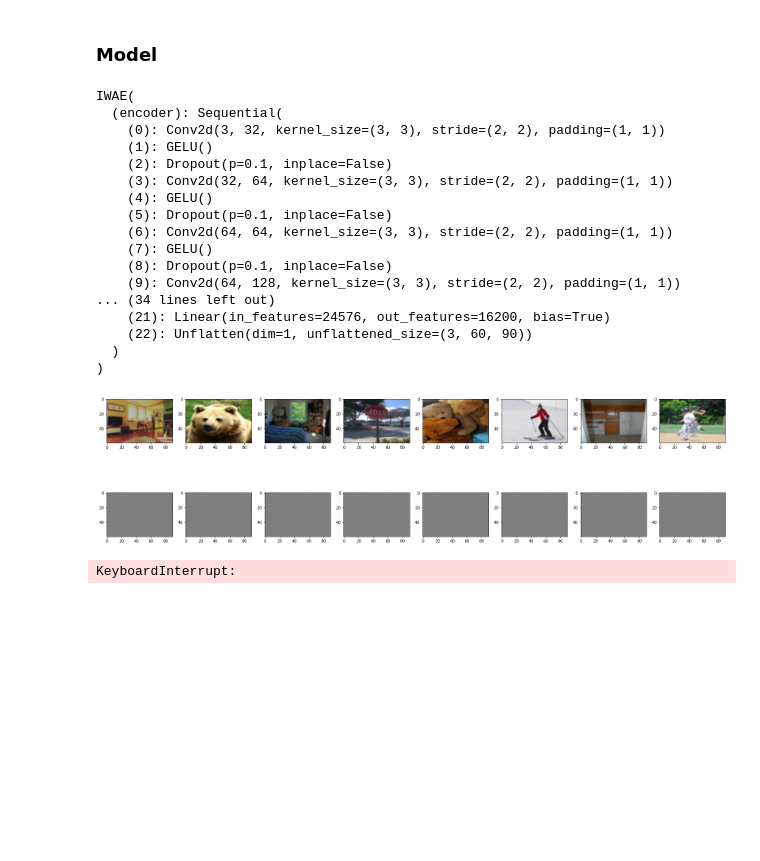
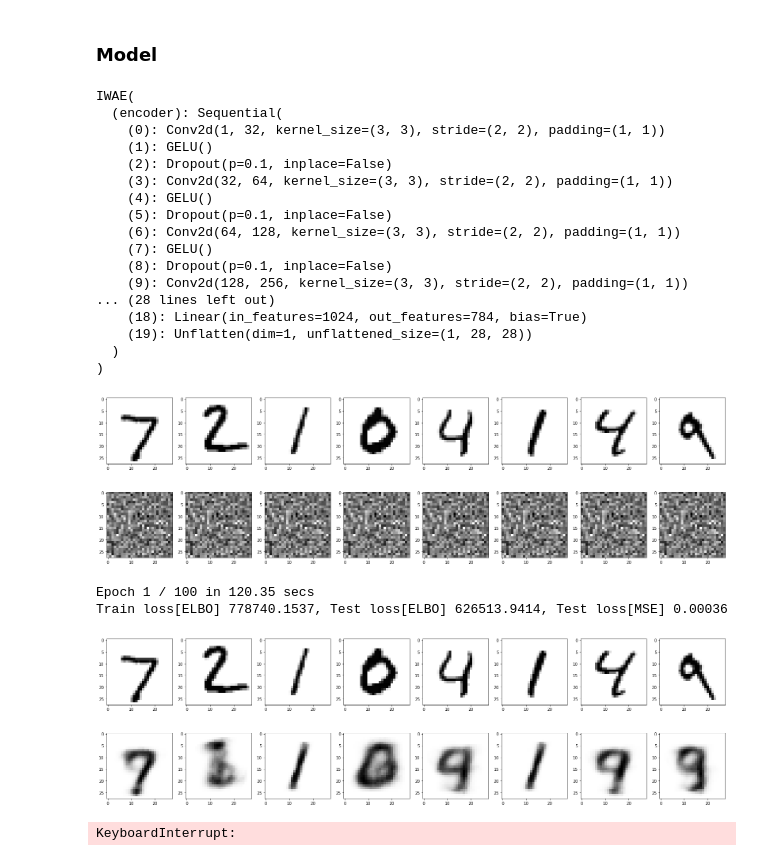
Before and after one commit to semihlab/vae, a Jupyter notebook: iwae.ipynb, the cells around one changed output. Saved outputs shown, nothing was run; the diff lists cells and outputs as text; code cells hidden in the pictures; blank space fills up the shorter version.

Commit message:
Added MSE as metric. Train, test, recons functions are separated into the utils.py

```diff
--- a/iwae.ipynb
+++ b/iwae.ipynb
@@ -131,58 +50,67 @@ print(model)
 
 criterion = IW_ELBO(input_dim, num_samples)
 optimizer = optim.Adam(model.parameters(), lr=init_lr)
+scheduler = optim.lr_scheduler.LambdaLR(optimizer=optimizer,
+                                        lr_lambda=lambda epoch: lr_decay ** epoch)
 # %% [output]
 IWAE(
   (encoder): Sequential(
-    (0): Conv2d(3, 32, kernel_size=(3, 3), stride=(2, 2), padding=(1, 1))
+    (0): Conv2d(1, 32, kernel_size=(3, 3), stride=(2, 2), padding=(1, 1))
     (1): GELU()
     (2): Dropout(p=0.1, inplace=False)
     (3): Conv2d(32, 64, kernel_size=(3, 3), stride=(2, 2), padding=(1, 1))
     (4): GELU()
     (5): Dropout(p=0.1, inplace=False)
-    (6): Conv2d(64, 64, kernel_size=(3, 3), stride=(2, 2), padding=(1, 1))
+    (6): Conv2d(64, 128, kernel_size=(3, 3), stride=(2, 2), padding=(1, 1))
     (7): GELU()
     (8): Dropout(p=0.1, inplace=False)
-    (9): Conv2d(64, 128, kernel_size=(3, 3), stride=(2, 2), padding=(1, 1))
-... (34 lines left out)
-    (21): Linear(in_features=24576, out_features=16200, bias=True)
-    (22): Unflatten(dim=1, unflattened_size=(3, 60, 90))
+    (9): Conv2d(128, 256, kernel_size=(3, 3), stride=(2, 2), padding=(1, 1))
+... (28 lines left out)
+    (18): Linear(in_features=1024, out_features=784, bias=True)
+    (19): Unflatten(dim=1, unflattened_size=(1, 28, 28))
   )
 )
 # %%
 # Learn
 total_time = 0
-train_losses = []
-test_losses = []
+train_losses = {"ELBO": []}
+test_losses = {"ELBO": [], "MSE":[]}
 
 for epoch in range(1, epochs + 1):
     # generate and visualize
-    samples, recons = reconstruct(model, test_loader)
+    samples, recons = reconstruct(model, test_loader, device)
     visualize_imgs(samples, recons)
 
     # train
     start_time = time.time()
     train_loss = train(epoch,
                        model, train_loader,
-                       criterion, optimizer)
+                       criterion, optimizer, scheduler,
+                       device)
     end_time = time.time()
-    train_losses.append(train_loss)
+    train_losses["ELBO"].append(train_loss)
     dt = end_time - start_time
     total_time += dt
 
     # test
-    test_loss = test(epoch,
-                     model, test_loader,
-                     criterion)
-    test_losses.append(test_loss)
+    test_elbo_loss, test_mse_loss = test(epoch,
+                                         model, test_loader,
+                                         criterion,
+                                         device)
+    test_losses["ELBO"].append(test_elbo_loss)
+    test_losses["MSE"].append(test_mse_loss)
 
     print(f'Epoch {epoch} / {epochs} in {dt:.2f} secs')
-    print(f'Train loss {train_loss:.2f}, Test loss {test_loss:.2f}')
+    print(f'Train loss[ELBO] {train_loss:.4f}, Test loss[ELBO] {test_elbo_loss:.4f}, Test loss[MSE] {test_mse_loss:.5f}')
 
-print('Train loss:', train_losses)
-print('Test loss:', test_losses)
+print('Train loss[ELBO]:', train_losses["ELBO"])
+print('Test loss[ELBO]:', test_losses["ELBO"])
+print('Test loss[MSE]:', test_losses["MSE"])
 print(f'Average {total_time / epochs:.2f} secs per epoch consumed')
 print(f'Total {total_time:.2f} secs consumed')
 # %% [output]
-[figure, old version]
+[figure, new version]
-KeyboardInterrupt:
+Epoch 1 / 100 in 120.35 secs
+Train loss[ELBO] 778740.1537, Test loss[ELBO] 626513.9414, Test loss[MSE] 0.00036
+[figure, added]
+KeyboardInterrupt:
```
Also changed, not shown: parts of 5 cells of this notebook, 6 other files.
